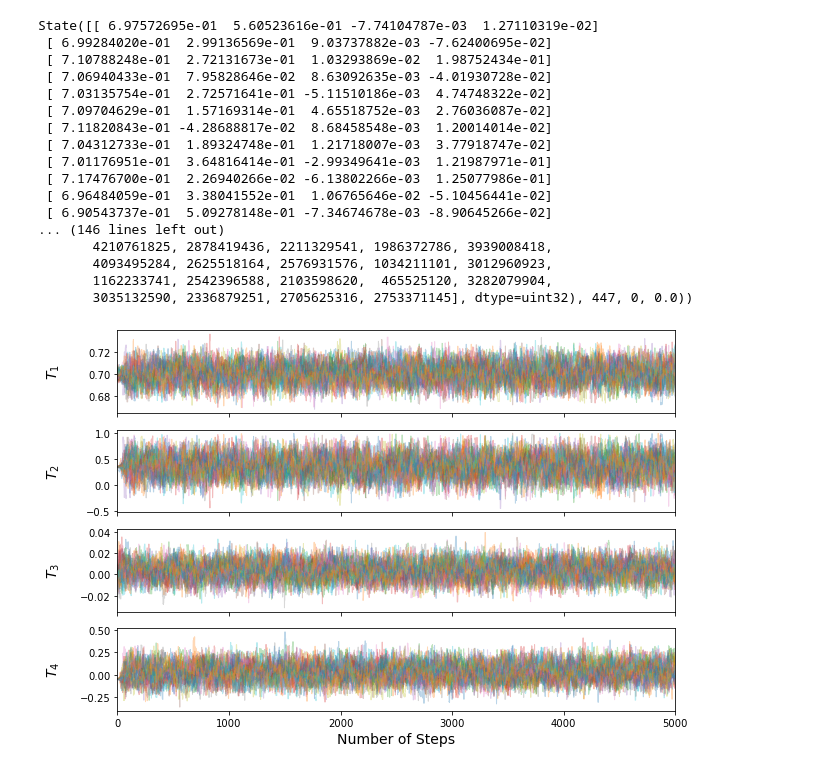
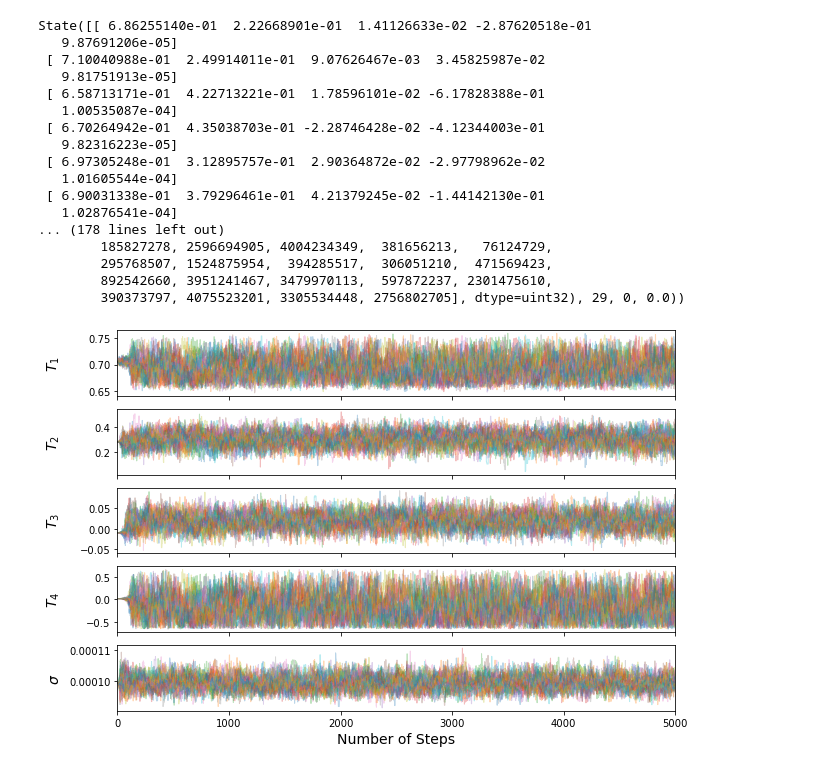
Before and after one commit to thomas-villeneuve/SlepianMapping, a Jupyter notebook: consistency_test.ipynb, the cells around one changed output. Saved outputs shown, nothing was run; the diff lists cells and outputs as text; code cells hidden in the pictures.

```diff
--- a/consistency_test.ipynb
+++ b/consistency_test.ipynb
@@ -81,14 +80,14 @@ def lnLike(var,par,flux,flux_err):
 
     return l
 # %%
-def maxLike(lnLike,var_guess,par,flux,flux_err):
+def maxLike(lnLike,var_guess,par,flux):
     """Maximum likelihood solution for slepian coefficients."""
 
     # Define negative log likelihood
     nlnLike = lambda *args: -lnLike(*args)
 
     # Find the numerical optimum of the likelihood function
-    soln = minimize(nlnLike, var_guess, args = (par,flux,flux_err),method='Nelder-Mead')
+    soln = minimize(nlnLike, var_guess, args = (par,flux),method='Nelder-Mead')
     var_msol = soln.x
 
     return var_msol
@@ -119,24 +121,21 @@ par = r,time,star,planet,L,C
 """Create synthetic data."""
 
 #Define the true variables
-T_true = np.array([0.7,0.3,0.0,0.0])
+var_true = np.array([0.7,0.3,0.0,0.0,d/10])#1/3, 1/5, 1/10 or eclipse depth
+T_true = var_true[:(L+1)**2]
 X_true = np.dot(C,T_true)
-var_true = X_true
 
 # Generate the light curve for true planet
-flux_true = getLightCurve(var_true,par)
-
-var_true = T_true
+flux_true = getLightCurve(X_true,par)
 
 # Add noise
-flux_err = 0.001
-flux = flux_true + flux_err*np.random.randn(1000)
+flux = flux_true + var_true[(L+1)**2]*np.random.randn(1000)
 
 # Print and plot
 plt.figure(figsize=(12,12))
 plt.plot(time,flux, color = '#FCCC25',marker = '.',linestyle ='None',label = 'Flux with noise')
 plt.plot(time,flux_true, color = '#6A00A7', marker = 'None', label = 'True Flux')
-plt.legend(fontsize=10)
+plt.legend(fontsize=12)
 plt.xlabel("Time in Days",fontsize=14)
 plt.ylabel("Thermal Flux",fontsize=14)
 plt.show()
@@ -146,18 +145,18 @@ plt.show()
 """Find the max likelihood solution."""
 
 # Define a guess
-var_guess = np.array([0.1,0.1,0,0])
+var_guess = np.array([0.1,0.1,0,0,0.1])
 
 # Find the max likelihood variables
-var_msol = maxLike(lnLike,var_guess,par,flux,flux_err)
+var_msol = maxLike(lnLike,var_guess,par,flux)
 
 # Print and plot max likelihood results
 T_msol = var_msol[:(L+1)**2]
 
-labels = ["T_1","T_2","T_3","T_4"]
-for i in range(len(T_msol)):
-    txt = "\mathrm{{{1}}} = {0:.3f}"
-    txt = txt.format(T_msol[i], labels[i])
+labels = ["T_1","T_2","T_3","T_4","\sigma"]
+for i in range(len(var_msol)):
+    txt = "\mathrm{{{1}}} = {0:.4f}"
+    txt = txt.format(var_msol[i], labels[i])
     display(Math(txt))
 
 X_msol = np.dot(C,T_msol)
@@ -165,9 +164,9 @@ flux_msol = getLightCurve(X_msol,par)
 
 plt.figure(figsize=(12,12))
 plt.plot(time,flux, color = '#FCCC25',marker = '.',linestyle ='None',label = 'Flux with noise')
-plt.plot(time,flux_msol, color = '#E06461', marker = 'None', label = 'Max likelihood flux')
-plt.plot(time,flux_true, color = '#6A00A7', marker = 'None', label = 'True Flux')
-plt.legend(fontsize=10)
+plt.plot(time,flux_msol, color = '#CA4678', marker = 'None', label = 'Max likelihood flux')
+plt.plot(time,flux_true, color = '#40039C', marker = 'None', label = 'True Flux')
+plt.legend(fontsize=12)
 plt.xlabel("Time in Days",fontsize=14)
 plt.ylabel("Thermal Flux",fontsize=14)
 plt.show()
@@ -181,48 +181,48 @@ $\displaystyle \mathrm{T_4} = -0.047$
 """Run an MCMC chain"""
 
 # Initialize around the max likelihood solution
-var_init = var_msol + flux_err*np.random.randn(32,len(var_msol)) #32 random walkers
+var_init = var_msol + var_msol*1e-4*np.random.randn(32,len(var_msol)) #32 random walkers
 nwalkers,ndim = var_init.shape
 
 nsteps = 5000
 
 # Run an MCMC chain
-sampler = emcee.EnsembleSampler(nwalkers, ndim, lnLike, args = (par,flux,flux_err))
+sampler = emcee.EnsembleSampler(nwalkers, ndim, lnLike, args = (par,flux))
 sampler.run_mcmc(var_init, nsteps, progress=True)
 # %% [output]
-State([[ 6.97572695e-01  5.60523616e-01 -7.74104787e-03  1.27110319e-02]
- [ 6.99284020e-01  2.99136569e-01  9.03737882e-03 -7.62400695e-02]
- [ 7.10788248e-01  2.72131673e-01  1.03293869e-02  1.98752434e-01]
- [ 7.06940433e-01  7.95828646e-02  8.63092635e-03 -4.01930728e-02]
- [ 7.03135754e-01  2.72571641e-01 -5.11510186e-03  4.74748322e-02]
- [ 7.09704629e-01  1.57169314e-01  4.65518752e-03  2.76036087e-02]
- [ 7.11820843e-01 -4.28688817e-02  8.68458548e-03  1.20014014e-02]
- [ 7.04312733e-01  1.89324748e-01  1.21718007e-03  3.77918747e-02]
- [ 7.01176951e-01  3.64816414e-01 -2.99349641e-03  1.21987971e-01]
- [ 7.17476700e-01  2.26940266e-02 -6.13802266e-03  1.25077986e-01]
- [ 6.96484059e-01  3.38041552e-01  1.06765646e-02 -5.10456441e-02]
- [ 6.90543737e-01  5.09278148e-01 -7.34674678e-03 -8.90645266e-02]
-... (146 lines left out)
-       4210761825, 2878419436, 2211329541, 1986372786, 3939008418,
-       4093495284, 2625518164, 2576931576, 1034211101, 3012960923,
-       1162233741, 2542396588, 2103598620,  465525120, 3282079904,
-       3035132590, 2336879251, 2705625316, 2753371145], dtype=uint32), 447, 0, 0.0))
+State([[ 6.86255140e-01  2.22668901e-01  1.41126633e-02 -2.87620518e-01
+   9.87691206e-05]
+ [ 7.10040988e-01  2.49914011e-01  9.07626467e-03  3.45825987e-02
+   9.81751913e-05]
+ [ 6.58713171e-01  4.22713221e-01  1.78596101e-02 -6.17828388e-01
+   1.00535087e-04]
+ [ 6.70264942e-01  4.35038703e-01 -2.28746428e-02 -4.12344003e-01
+   9.82316223e-05]
+ [ 6.97305248e-01  3.12895757e-01  2.90364872e-02 -2.97798962e-02
+   1.01605544e-04]
+ [ 6.90031338e-01  3.79296461e-01  4.21379245e-02 -1.44142130e-01
+   1.02876541e-04]
+... (178 lines left out)
+        185827278, 2596694905, 4004234349,  381656213,   76124729,
+        295768507, 1524875954,  394285517,  306051210,  471569423,
+        892542660, 3951241467, 3479970113,  597872237, 2301475610,
+        390373797, 4075523201, 3305534448, 2756802705], dtype=uint32), 29, 0, 0.0))
 # %%
 """Plot the chains"""
 
-fig, axes = plt.subplots(4, figsize=(10, 7), sharex=True)
+fig, axes = plt.subplots(len(var_msol), figsize=(10, 7), sharex=True)
 samples = sampler.get_chain()
-labelsp = [r"$T_1$", r"$T_2$", r"$T_3$",r"$T_4$"]
+labelsp = [r"$T_1$", r"$T_2$", r"$T_3$",r"$T_4$",r"$\sigma$"]
 for i in range(ndim):
     ax = axes[i]
     ax.plot(samples[:, :, i], alpha=0.3,lw = 1)
     ax.set_xlim(0, len(samples))
     ax.set_ylabel(labelsp[i],fontsize=14)
     ax.yaxis.set_label_coords(-0.1, 0.5)
 
 axes[-1].set_xlabel("Number of Steps",fontsize=14);
 # %% [output]
-[figure, old version]
+[figure, new version]
 # %%
 """Burn in."""
 
```
Also changed, not shown: parts of 12 cells of this notebook.
